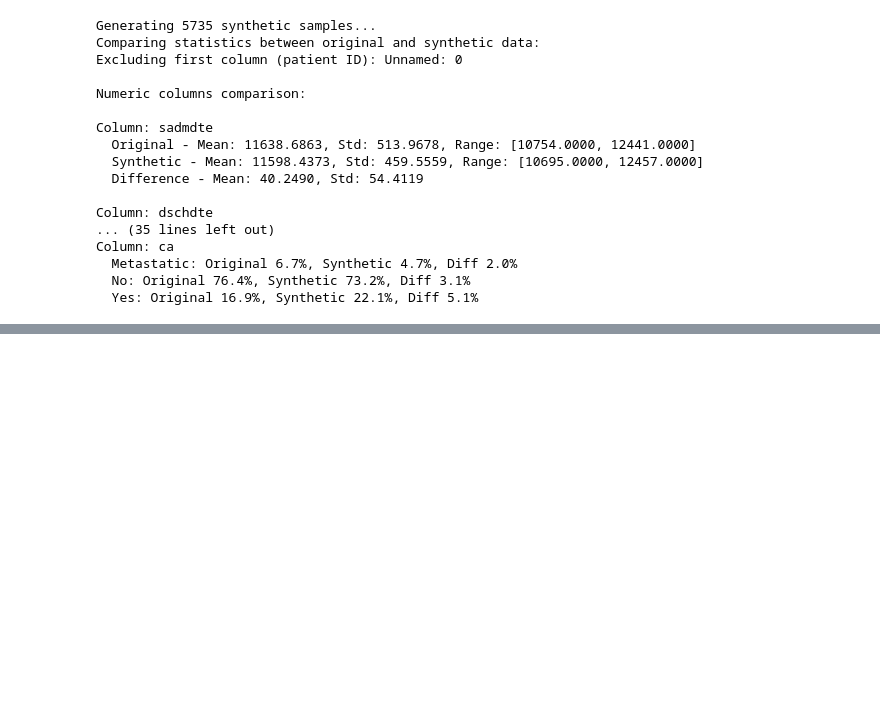
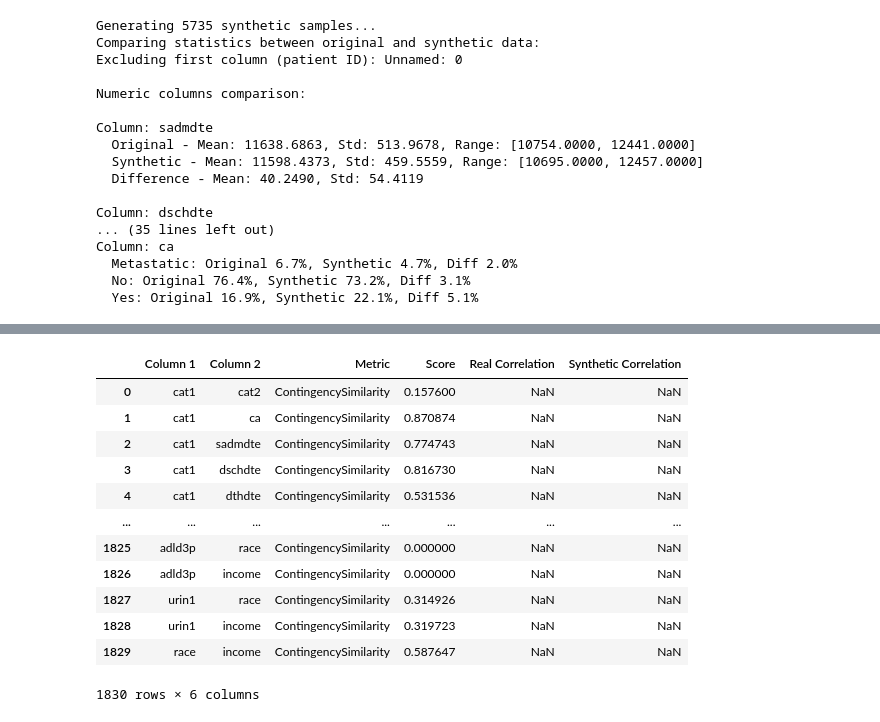
Before and after one commit to Martinfacot/tVAE_project, a Jupyter notebook: test_mini_tvae/test_v2.ipynb, the cells around one changed output, grey strips where cells are left out. Cells and saved outputs as stored; diff of their text form; code cells hidden in the pictures; blank space fills up the shorter version.

```diff
--- a/test_mini_tvae/test_v2.ipynb
+++ b/test_mini_tvae/test_v2.ipynb
@@ -375,0 +382,6 @@ Column: ca
+# %%
+data = pd.read_csv('../rhc.csv')
+metadata = Metadata.load_from_json('../metadata.json')
+
+# Load the synthetic data
+synthetic_data = pd.read_csv('synthetic_rhc.csv')
@@ -375,0 +402,6 @@ Column: ca
+# %%
+quality_report = evaluate_quality(
+    data,
+    synthetic_data,
+    metadata
+)
@@ -375,0 +432,16 @@ Column: ca
+# %%
+quality_report.get_details('Column Pair Trends')
+# %% [output]
+|  | Column 1 | Column 2 | Metric | Score | Real Correlation | Synthetic Correlation |
+| 0 | cat1 | cat2 | ContingencySimilarity | 0.157600 | NaN | NaN |
+| 1 | cat1 | ca | ContingencySimilarity | 0.870874 | NaN | NaN |
+| 2 | cat1 | sadmdte | ContingencySimilarity | 0.774743 | NaN | NaN |
+| 3 | cat1 | dschdte | ContingencySimilarity | 0.816730 | NaN | NaN |
+| 4 | cat1 | dthdte | ContingencySimilarity | 0.531536 | NaN | NaN |
+| ... | ... | ... | ... | ... | ... | ... |
+| 1825 | adld3p | race | ContingencySimilarity | 0.000000 | NaN | NaN |
+| 1826 | adld3p | income | ContingencySimilarity | 0.000000 | NaN | NaN |
+| 1827 | urin1 | race | ContingencySimilarity | 0.314926 | NaN | NaN |
+| 1828 | urin1 | income | ContingencySimilarity | 0.319723 | NaN | NaN |
+| 1829 | race | income | ContingencySimilarity | 0.587647 | NaN | NaN |
+1830 rows × 6 columns
```
Also changed, not shown: parts of 8 cells of this notebook, 3 other files.
